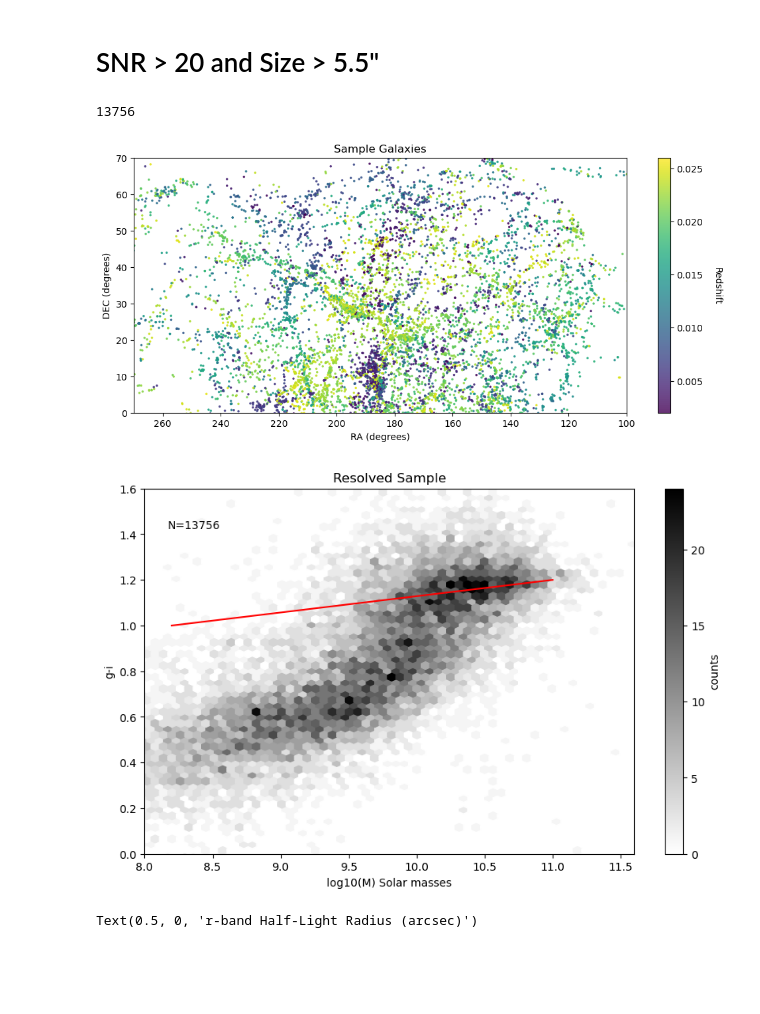
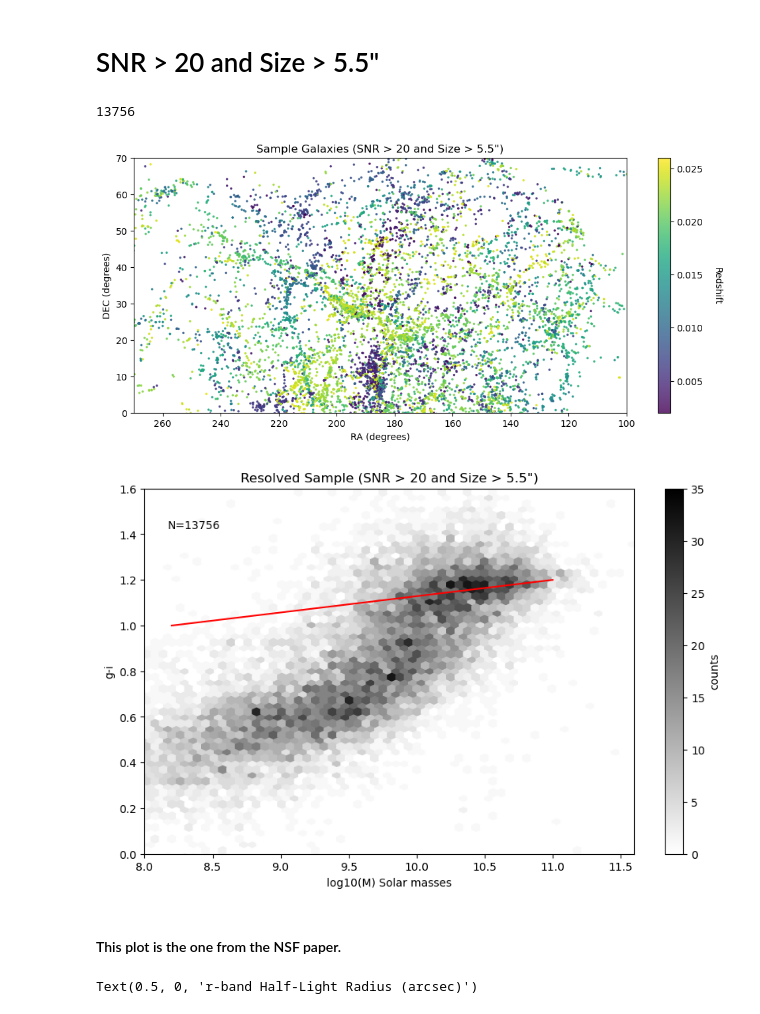
Before and after one commit to EvanBarkus/WISESize_Project, a Jupyter notebook: FlagChange.ipynb, the cells around one changed output. Saved outputs shown, nothing was run; the diff lists cells and outputs as text; code cells hidden in the pictures; blank space fills up the shorter version.

```diff
--- a/FlagChange.ipynb
+++ b/FlagChange.ipynb
@@ -91,7 +91,7 @@ print(len(ra))
 plt.figure(figsize=(12,5))
 plt.scatter(ra,dec,c=ccode,cmap='viridis',alpha=0.8,s=2.5)
 plt.xlim(reversed(plt.xlim()))
-plt.title('Sample Galaxies')
+plt.title('Sample Galaxies (SNR > 20 and Size > 5.5")')
 plt.xlabel('RA (degrees)')
 plt.ylabel('DEC (degrees)')
 plt.xlim(270,100)
@@ -101,39 +101,41 @@ cbar.set_label('Redshift',rotation=270,labelpad=20)
 plt.clim(0.002,0.026)
 # %% [output]
 13756
-[figure, old version]
+[figure, new version]
 # %%
 x1 = cuttab1['MASS']
 y1 = cuttab1['ABSMAG'][:,3] - cuttab1['ABSMAG'][:,5] #g-i magnitudes, FNUGRIZ- G[:,3] & I[:,5]
 
 #Put x and y into numpy arrays
-npx = np.array(np.log10(x1))
-npy = np.array(y1)
+npx1 = np.array(np.log10(x1))
+npy1 = np.array(y1)
 
-c = len(npx)
+c = len(npx1)
 
 #Figure size
 fig,ax = plt.subplots(figsize=(10, 6))
 
 #Hexbin parameters
-hb = ax.hexbin(npx,npy,gridsize=[150,850],bins=25,cmap='gray_r')
+hb = ax.hexbin(npx1,npy1,gridsize=[150,850],cmap='gray_r',clim=(0,35))
 
 #Plot hexbin mass vs color diagram
-plt.title('Resolved Sample')
+plt.title('Resolved Sample (SNR > 20 and Size > 5.5")')
 ax.set(xlim=(8,11.6),ylim=(0,1.6))
 fig.colorbar(hb, label='counts')
 plt.xlabel('log10(M) Solar masses')
 plt.ylabel('g-i')
 
 #Plot Red Sequence line
 xx=np.array([8.2 ,11])
 yy=np.array([ 1,  1.2])
 plt.plot(xx,yy,color='r')
 plt.text(0.1,0.9,'N='+str(c),horizontalalignment='center',verticalalignment='center', transform=ax.transAxes)
 
 plt.show()
 # %% [output]
-[figure, old version]
+[figure, new version]
+# %% [markdown]
+#### This plot is the one from the NSF paper.
 # %%
 #New cut dataset
 cut = SNRflag20 & zflag
```
Also changed, not shown: parts of 7 cells of this notebook, 1 other file.
